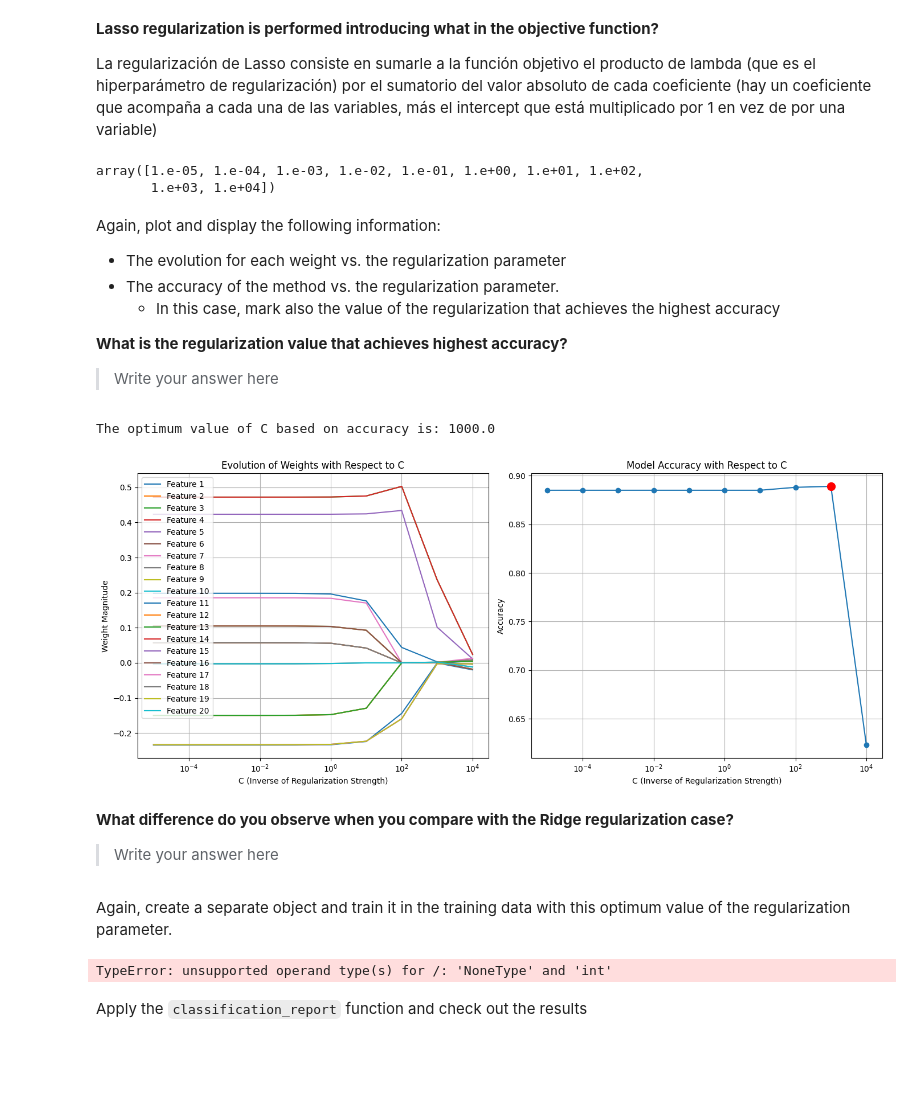
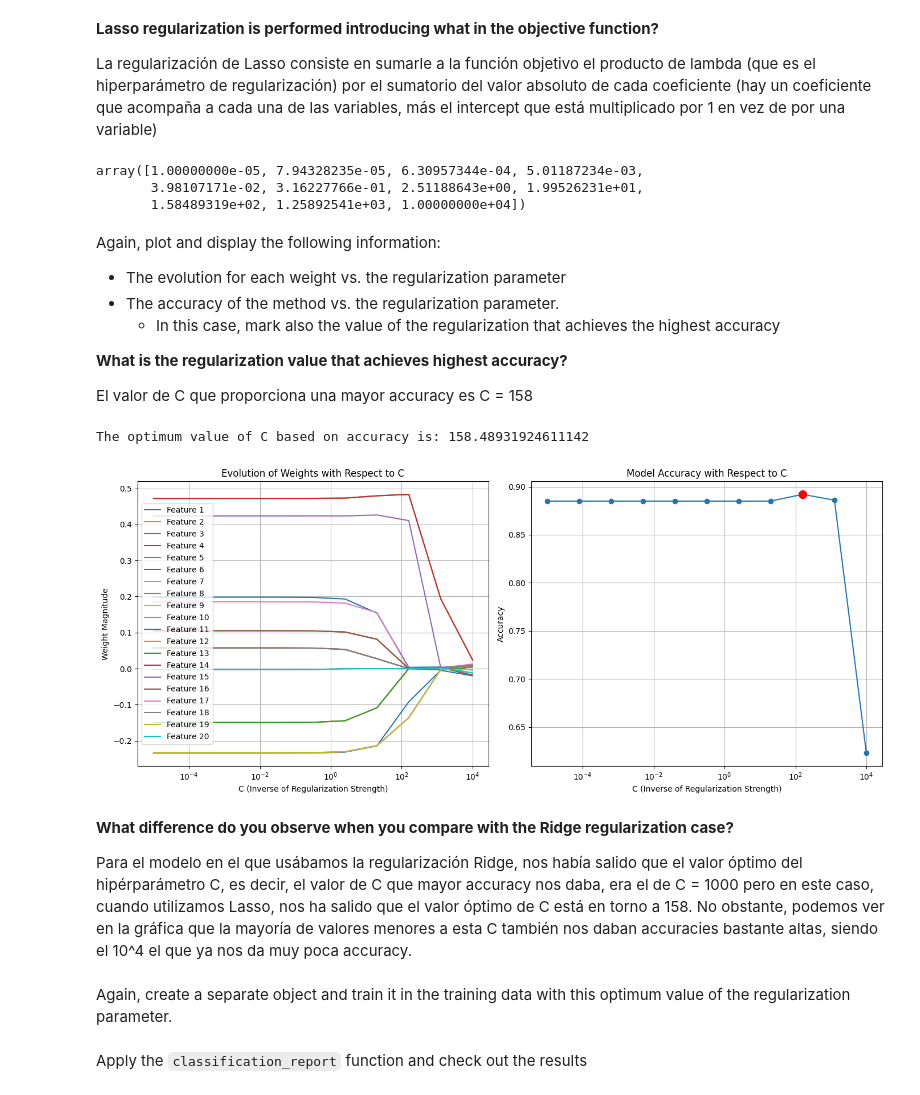
Before and after one commit to ICAI-IMAT-ML/p2-5-202304626, a Jupyter notebook: notebook/Lab2_5_LogisticRegression_and_regularization.ipynb, the cells around one changed output. Drawn from its saved outputs; the diff is of its cells as text; code cells hidden in the pictures; blank space fills up the shorter version.

```diff
--- a/notebook/Lab2_5_LogisticRegression_and_regularization.ipynb
+++ b/notebook/Lab2_5_LogisticRegression_and_regularization.ipynb
@@ -372,10 +372,10 @@ plt.grid(True)
 max_accuracy = max_accuracy
 
 # TODO: Filter the C values that correspond to the maximum accuracy
-optimum_C_values = C_optima
+optimum_C_values = [C_values[i] for i in range(len(C_values)) if accuracies[i] >= max_accuracy]
 
 # Select the maximum C from those that yield the highest accuracy
-optimum_C = C_optima
+optimum_C = max(optimum_C_values)
 
 print(f"The optimum value of C based on accuracy is: {optimum_C}")
 
@@ -464,14 +464,15 @@ La regularización de Lasso consiste en sumarle a la función objetivo el produc
 pow_min = -5
 pow_max = 4  # In this case we maintain here a 4 instead of a 5 s.a. in the Ridge example
 
-C_values = np.array([10**(i) for i in range(pow_min, pow_max+1)])  # Vector of \lambda (regularization parameters)
+C_values = np.logspace(pow_min, pow_max, 11) # Vector of \lambda (regularization parameters)
 weights_evolution = []  # To store the final weights for each C
 accuracies = []
 # %%
 C_values
 # %% [output]
-array([1.e-05, 1.e-04, 1.e-03, 1.e-02, 1.e-01, 1.e+00, 1.e+01, 1.e+02,
-       1.e+03, 1.e+04])
+array([1.00000000e-05, 7.94328235e-05, 6.30957344e-04, 5.01187234e-03,
+       3.98107171e-02, 3.16227766e-01, 2.51188643e+00, 1.99526231e+01,
+       1.58489319e+02, 1.25892541e+03, 1.00000000e+04])
 # %% [markdown]
 Again, plot and display the following information:
 * The evolution for each weight vs. the regularization parameter
@@ -479,7 +480,8 @@ Again, plot and display the following information:
     - In this case, mark also the value of the regularization that achieves the highest accuracy
 
 **What is the regularization value that achieves highest accuracy?**
-> Write your answer here
+
+El valor de C que proporciona una mayor accuracy es C = 158
 # %%
 # Assuming the LogisticRegressor class and dataset are prepared
 for C in C_values:
@@ -493,10 +495,6 @@ for C in C_values:
     y_pred = model.predict(X_test)
     accuracy = accuracy_score(y_test, y_pred)
     accuracies.append(accuracy)
-
-max_accuracy = max(accuracies)
-C_optima = C_values[accuracies.index(max_accuracy)]
-# print(f"C_optima: {C_optima}")
 
 # Plotting the evolution of weights
 plt.figure(figsize=(14, 6))
@@ -506,41 +504,42 @@ for feature_index in range(len(weights_evolution[0])):
     weight_trajectory = [weights[feature_index] for weights in weights_evolution]
     plt.plot(C_values, weight_trajectory, label=f'Feature {feature_index + 1}')
 plt.xscale('log')
 plt.xlabel('C (Inverse of Regularization Strength)')
 plt.ylabel('Weight Magnitude')
 plt.title('Evolution of Weights with Respect to C')
 plt.legend(loc='best')
 plt.grid(True)
 
 # TODO: Find the maximum accuracy
-max_accuracy = max_accuracy
+max_accuracy = max(accuracies)
 
 # TODO: Filter the C values that correspond to the maximum accuracy
-optimum_C_values = C_optima
+optimum_C_values = [C_values[i] for i in range(len(C_values)) if accuracies[i] >= max_accuracy]
 
 # TODO: Select the maximum C from those that yield the highest accuracy
-optimum_C = C_optima
+optimum_C = max(optimum_C_values)
 
 print(f"The optimum value of C based on accuracy is: {optimum_C}")
 
 # Plotting accuracy as a function of C
 plt.subplot(1, 2, 2)
 plt.plot(C_values, accuracies, marker='o', linestyle='-')
 plt.plot(optimum_C, max_accuracy, 'ro', markersize=10, label='Optimum C')
 plt.xscale('log')
 plt.xlabel('C (Inverse of Regularization Strength)')
 plt.ylabel('Accuracy')
 plt.title('Model Accuracy with Respect to C')
 plt.grid(True)
 
 plt.tight_layout()
 plt.show()
 # %% [output]
-The optimum value of C based on accuracy is: 1000.0
+The optimum value of C based on accuracy is: 158.48931924611142
-[figure, old version]
+[figure, new version]
-# %% [markdown]
-**What difference do you observe when you compare with the Ridge regularization case?**
-> Write your answer here
+# %% [markdown]
+**What difference do you observe when you compare with the Ridge regularization case?**
+
+Para el modelo en el que usábamos la regularización Ridge, nos había salido que el valor óptimo del hipérparámetro C, es decir, el valor de C que mayor accuracy nos daba, era el de C = 1000 pero en este caso, cuando utilizamos Lasso, nos ha salido que el valor óptimo de C está en torno a 158. No obstante, podemos ver en la gráfica que la mayoría de valores menores a esta C también nos daban accuracies bastante altas, siendo el 10^4 el que ya nos da muy poca accuracy.
 # %% [markdown]
 Again, create a separate object and train it in the training data with this optimum value of the regularization parameter.
 # %%
@@ -552,9 +551,7 @@ LogReg_optimum_C_Lasso.fit(X_train, y_train,
                            learning_rate = learning_rate,
                            num_iterations = num_iterations,
                            penalty = 'lasso',
-                           C = None)
+                           C = optimum_C)
-# %% [output]
-TypeError: unsupported operand type(s) for /: 'NoneType' and 'int'
 # %% [markdown]
 Apply the `classification_report` function and check out the results
 # %%
```
Also changed, not shown: parts of 22 cells of this notebook.
